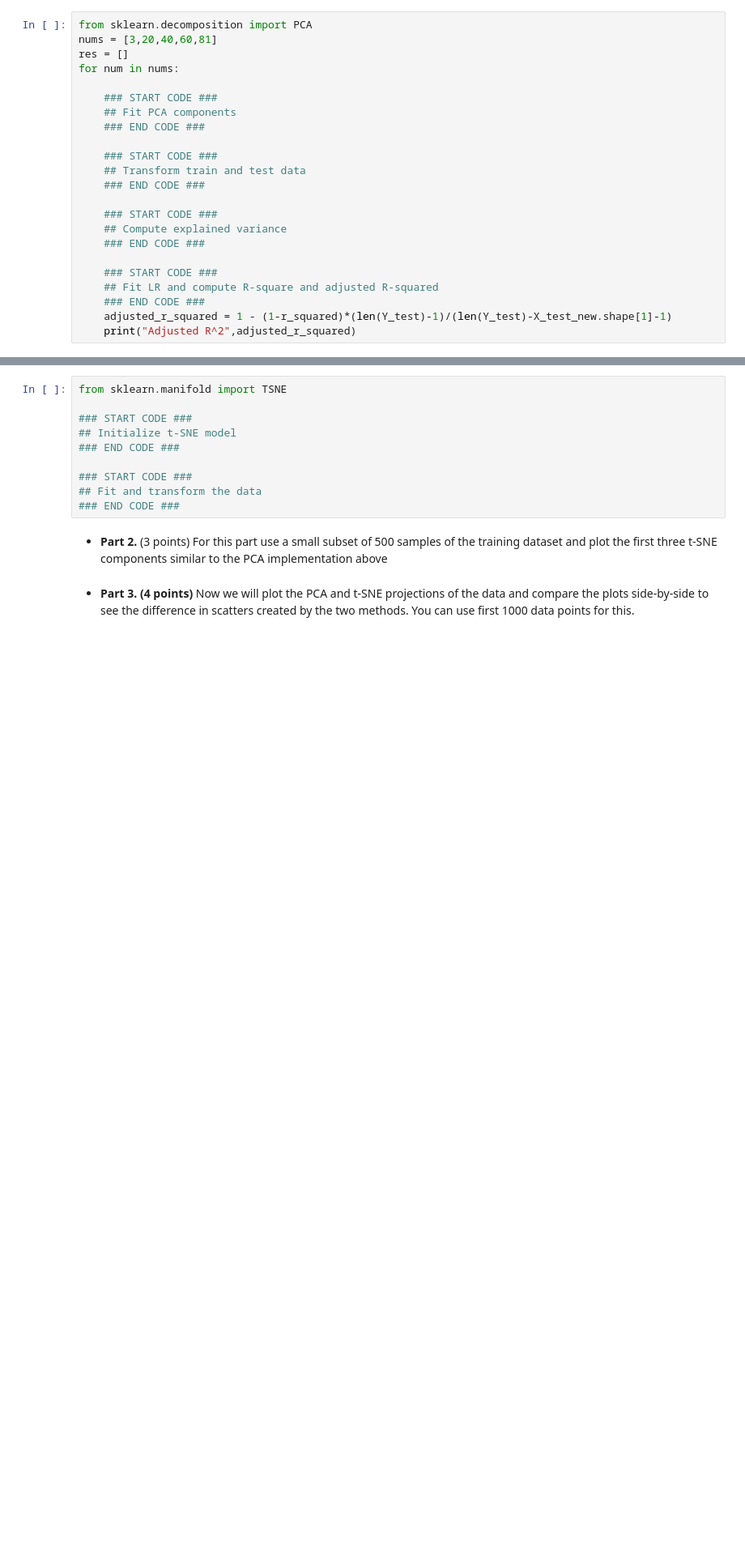
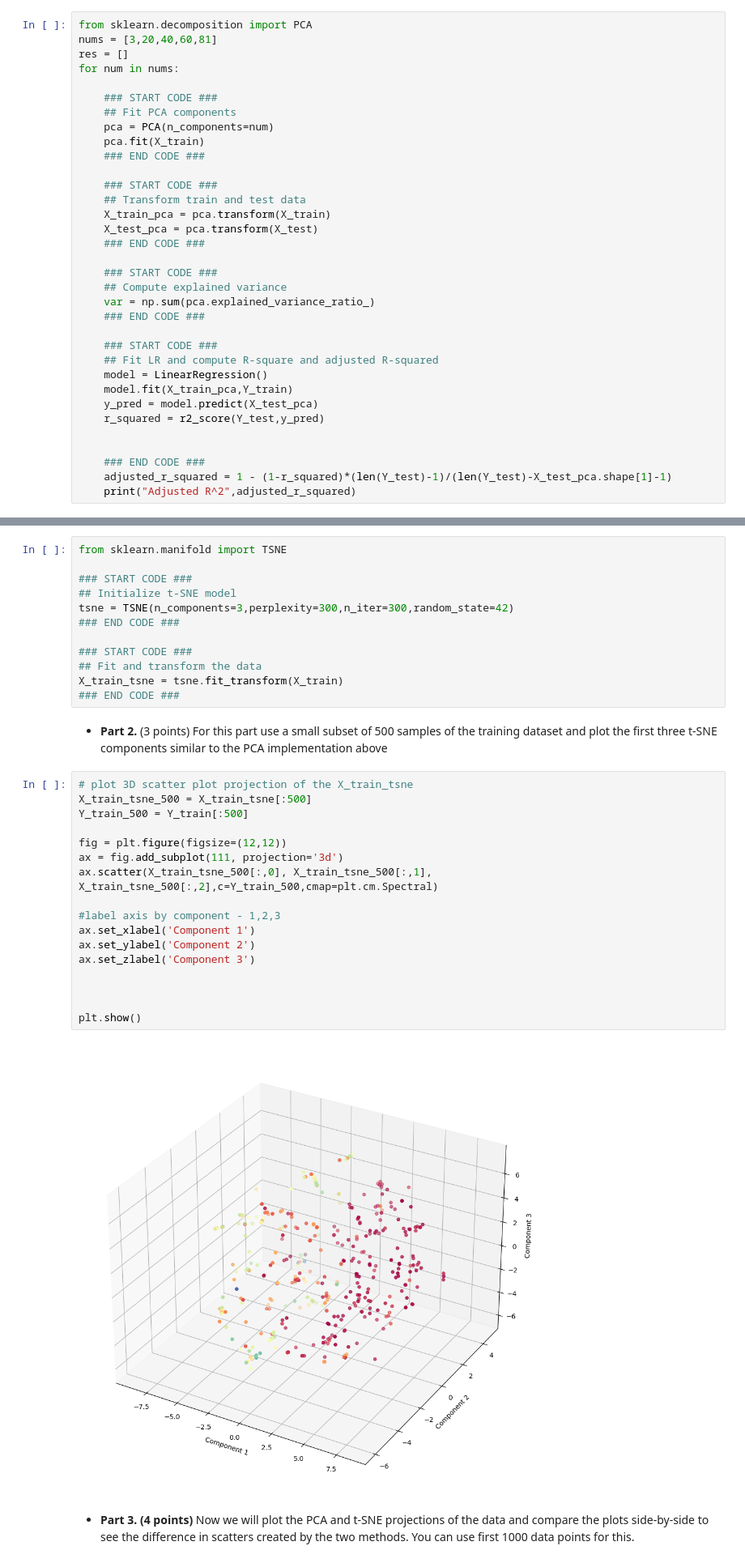
Before and after one commit to axj65/ece381, a Jupyter notebook: HW_3.ipynb, the cells around one changed output, grey strips where cells are left out. Shown at 81% size. Saved outputs shown, nothing was run; the diff lists cells and outputs as text; blank space fills up the shorter version.

```diff
--- a/HW_3.ipynb
+++ b/HW_3.ipynb
@@ -369,18 +351,29 @@ for num in nums:
 
     ### START CODE ###
     ## Fit PCA components
+    pca = PCA(n_components=num)
+    pca.fit(X_train)
     ### END CODE ###
 
     ### START CODE ###
     ## Transform train and test data
+    X_train_pca = pca.transform(X_train)
+    X_test_pca = pca.transform(X_test)
     ### END CODE ###
 
     ### START CODE ###
     ## Compute explained variance
+    var = np.sum(pca.explained_variance_ratio_)
     ### END CODE ###
 
     ### START CODE ###
     ## Fit LR and compute R-square and adjusted R-squared
+    model = LinearRegression()
+    model.fit(X_train_pca,Y_train)
+    y_pred = model.predict(X_test_pca)
+    r_squared = r2_score(Y_test,y_pred)
+
+
     ### END CODE ###
-    adjusted_r_squared = 1 - (1-r_squared)*(len(Y_test)-1)/(len(Y_test)-X_test_new.shape[1]-1)
+    adjusted_r_squared = 1 - (1-r_squared)*(len(Y_test)-1)/(len(Y_test)-X_test_pca.shape[1]-1)
     print("Adjusted R^2",adjusted_r_squared)
@@ -397,12 +396,33 @@ from sklearn.manifold import TSNE
 
 ### START CODE ###
 ## Initialize t-SNE model
+tsne = TSNE(n_components=3,perplexity=300,n_iter=300,random_state=42)
 ### END CODE ###
 
 ### START CODE ###
 ## Fit and transform the data
+X_train_tsne = tsne.fit_transform(X_train)
 ### END CODE ###
 # %% [markdown]
 * **Part 2.** (3 points) For this part use a small subset of 500 samples of the training dataset and plot the first three t-SNE components similar to the PCA implementation above
+# %%
+# plot 3D scatter plot projection of the X_train_tsne
+X_train_tsne_500 = X_train_tsne[:500]
+Y_train_500 = Y_train[:500]
+
+fig = plt.figure(figsize=(12,12))
+ax = fig.add_subplot(111, projection='3d')
+ax.scatter(X_train_tsne_500[:,0], X_train_tsne_500[:,1], X_train_tsne_500[:,2],c=Y_train_500,cmap=plt.cm.Spectral)
+
+#label axis by component - 1,2,3
+ax.set_xlabel('Component 1')
+ax.set_ylabel('Component 2')
+ax.set_zlabel('Component 3')
+
+
+
+plt.show()
+# %% [output]
+[figure, added]
 # %% [markdown]
 * **Part 3. (4 points)** Now we will plot the PCA and t-SNE projections of the data and compare the plots side-by-side to see the difference in scatters created by the two methods. You can use first 1000 data points for this.
```
Also changed, not shown: parts of 22 cells of this notebook.
